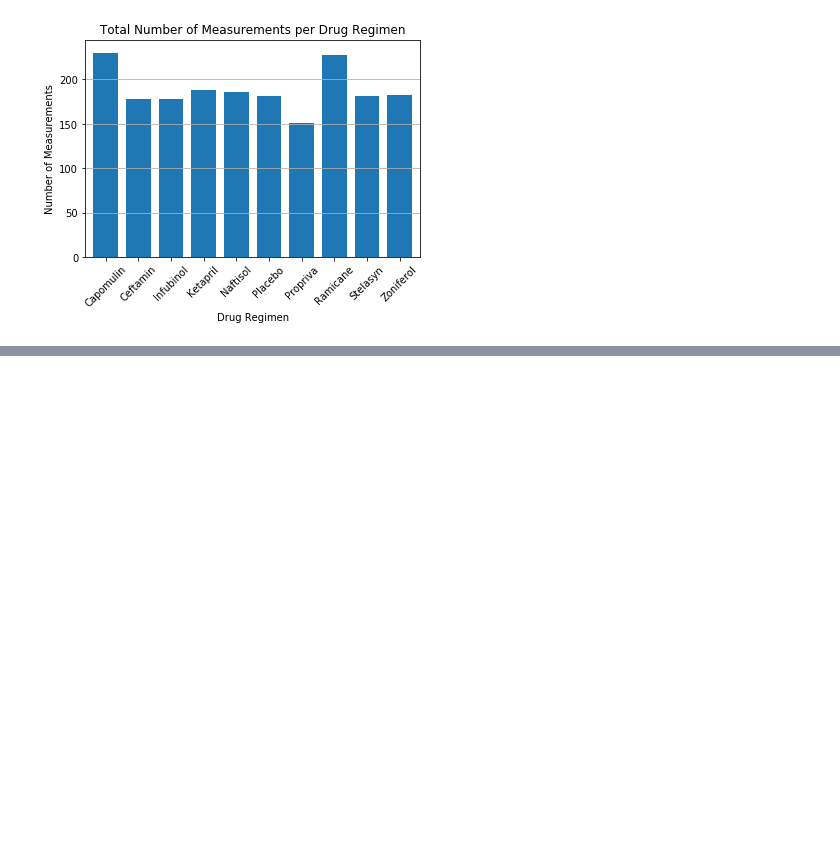
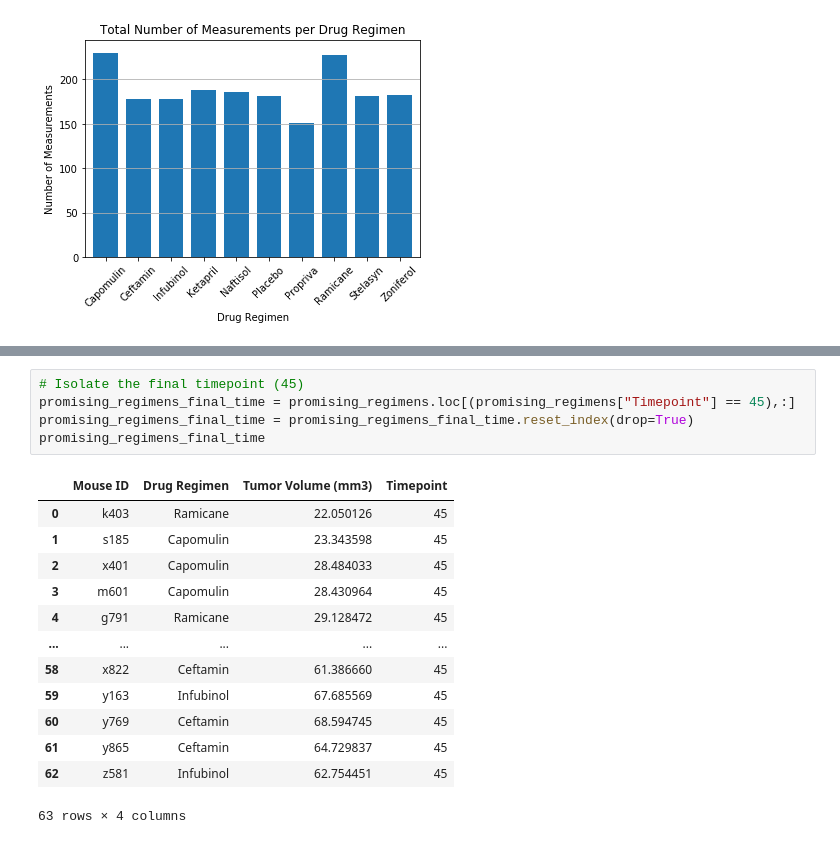
Before and after one commit to juliabrunett/matplotlib-challenge, a Jupyter notebook: Pymaceuticals/pymaceuticals.ipynb, the cells around one changed output, grey strips where cells are left out. Saved outputs shown, nothing was run; the diff lists cells and outputs as text; blank space fills up the shorter version.

```diff
--- a/Pymaceuticals/pymaceuticals.ipynb
+++ b/Pymaceuticals/pymaceuticals.ipynb
@@ -318,0 +321,19 @@ promising_regimens
+# %%
+# Isolate the final timepoint (45)
+promising_regimens_final_time = promising_regimens.loc[(promising_regimens["Timepoint"] == 45),:]
+promising_regimens_final_time = promising_regimens_final_time.reset_index(drop=True)
+promising_regimens_final_time
+# %% [output]
+|  | Mouse ID | Drug Regimen | Tumor Volume (mm3) | Timepoint |
+| 0 | k403 | Ramicane | 22.050126 | 45 |
+| 1 | s185 | Capomulin | 23.343598 | 45 |
+| 2 | x401 | Capomulin | 28.484033 | 45 |
+| 3 | m601 | Capomulin | 28.430964 | 45 |
+| 4 | g791 | Ramicane | 29.128472 | 45 |
+| ... | ... | ... | ... | ... |
+| 58 | x822 | Ceftamin | 61.386660 | 45 |
+| 59 | y163 | Infubinol | 67.685569 | 45 |
+| 60 | y769 | Ceftamin | 68.594745 | 45 |
+| 61 | y865 | Ceftamin | 64.729837 | 45 |
+| 62 | z581 | Infubinol | 62.754451 | 45 |
+63 rows × 4 columns
```
Also changed, not shown: parts of 37 cells of this notebook.
